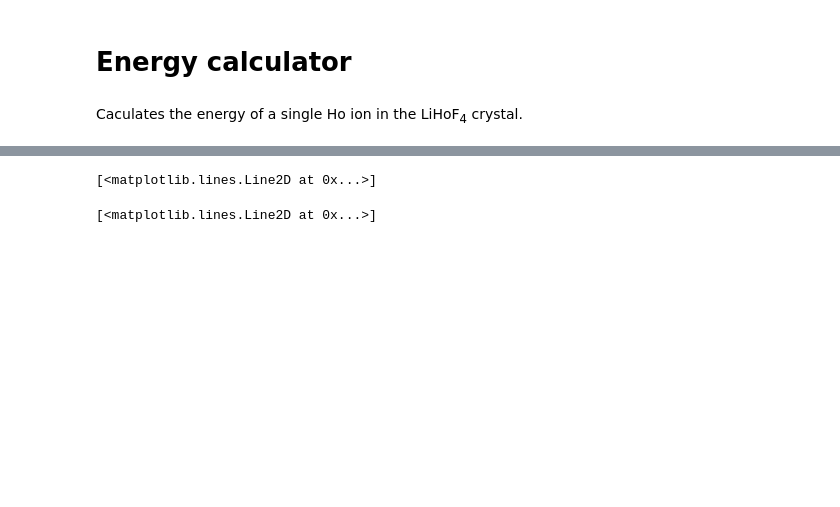
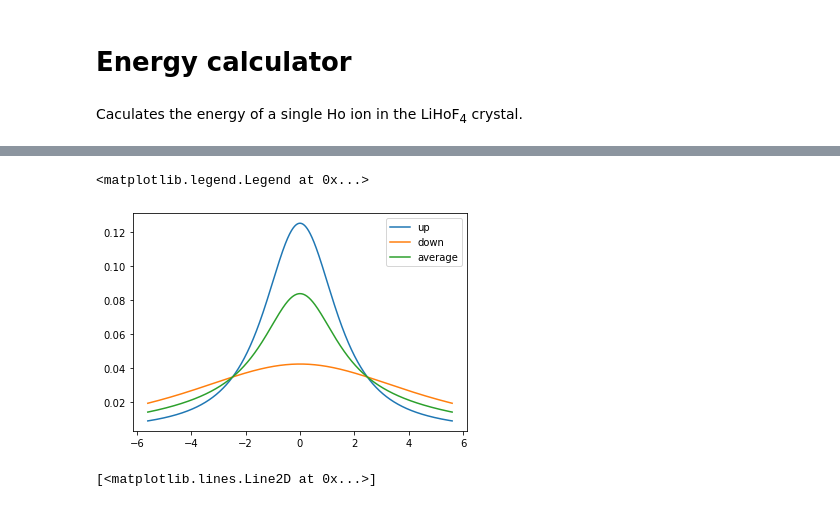
Before and after one commit to tomerdol/MC-LiHoF4-offdiagonal-dipolar, a Jupyter notebook: scripts/jupyter_notebooks/Energy-LiHoF4.ipynb, the cells around one changed output, grey strips where cells are left out. Cells and saved outputs as stored; diff of their text form; code cells hidden in the pictures; blank space fills up the shorter version.

```diff
--- a/scripts/jupyter_notebooks/Energy-LiHoF4.ipynb
+++ b/scripts/jupyter_notebooks/Energy-LiHoF4.ipynb
@@ -54,17 +54,20 @@ B46S = 1.137e-4
 H_cf = B02*O02 + B04*O04 + B06*O06 + B44C*O44C + B46C*O46C + B46S*O46S
 # %%
 # linear spacing for B:
-Bx = np.linspace(-5,5,num=1601)
+Bx = np.linspace(-6,6,num=1601)
 By = 0.0
-Bz = 0.0
+Bz = 0.05
 # %%
 H = [H_cf - u_B*g_L*(bx*jx + By*jy + Bz*jz) for bx in Bx]    # zeeman term
 # %%
 res_up=[]
 res_down=[]
+moment=[]
 for h in H:
     w,v = LA.eigh(h)
     res_up.append(w[0])
     res_down.append(w[1])
+    moment.append(np.real(np.diagonal(np.conj(v.T)@jz@v)[0]))
 res_up = np.array(res_up)
 res_down = np.array(res_down)
+moment = np.array(moment)
@@ -71,15 +85,17 @@ res_down = np.array(res_down)
 # %%
 # plot energy decrease for a single ion when the transverse field is the average of a field in the
 # same direction of the external field and a field in the opposite direction. This is in comparison to no
 # such fields - just the external field.
 # This should provide a measure for the effectiveness of the ODD muchanism for any given external Bx.
-delta_bx=0.03
+delta_bx=0.4
 delta_bx_idx = int(delta_bx/(Bx[1]-Bx[0]))
-plt.plot(Bx[delta_bx_idx:-delta_bx_idx],(res_up - (np.roll(res_up,delta_bx_idx) + np.roll(res_up,-delta_bx_idx))*0.5)[delta_bx_idx:-delta_bx_idx])
-plt.plot(Bx[delta_bx_idx:-delta_bx_idx],(res_down - (np.roll(res_down,delta_bx_idx) + np.roll(res_down,-delta_bx_idx))*0.5)[delta_bx_idx:-delta_bx_idx])
-plt.plot(Bx[delta_bx_idx:-delta_bx_idx],(((res_up - (np.roll(res_up,delta_bx_idx) + np.roll(res_up,-delta_bx_idx))*0.5) + (res_down - (np.roll(res_down,delta_bx_idx) + np.roll(res_down,-delta_bx_idx))*0.5))*0.5)[delta_bx_idx:-delta_bx_idx])
+plt.plot(Bx[delta_bx_idx:-delta_bx_idx],(res_up - (np.roll(res_up,delta_bx_idx) + np.roll(res_up,-delta_bx_idx))*0.5)[delta_bx_idx:-delta_bx_idx],label='up')
+plt.plot(Bx[delta_bx_idx:-delta_bx_idx],(res_down - (np.roll(res_down,delta_bx_idx) + np.roll(res_down,-delta_bx_idx))*0.5)[delta_bx_idx:-delta_bx_idx],label='down')
+plt.plot(Bx[delta_bx_idx:-delta_bx_idx],(((res_up - (np.roll(res_up,delta_bx_idx) + np.roll(res_up,-delta_bx_idx))*0.5) + (res_down - (np.roll(res_down,delta_bx_idx) + np.roll(res_down,-delta_bx_idx))*0.5))*0.5)[delta_bx_idx:-delta_bx_idx],label='average')
+plt.legend()
 # %% [output]
-[<matplotlib.lines.Line2D at 0x...>]
+<matplotlib.legend.Legend at 0x...>
+[figure, added]
 # %%
 plt.plot(Bx,res_up)
 plt.plot(Bx,res_down)
```
Also changed, not shown: parts of 10 cells of this notebook, 3 other files.
